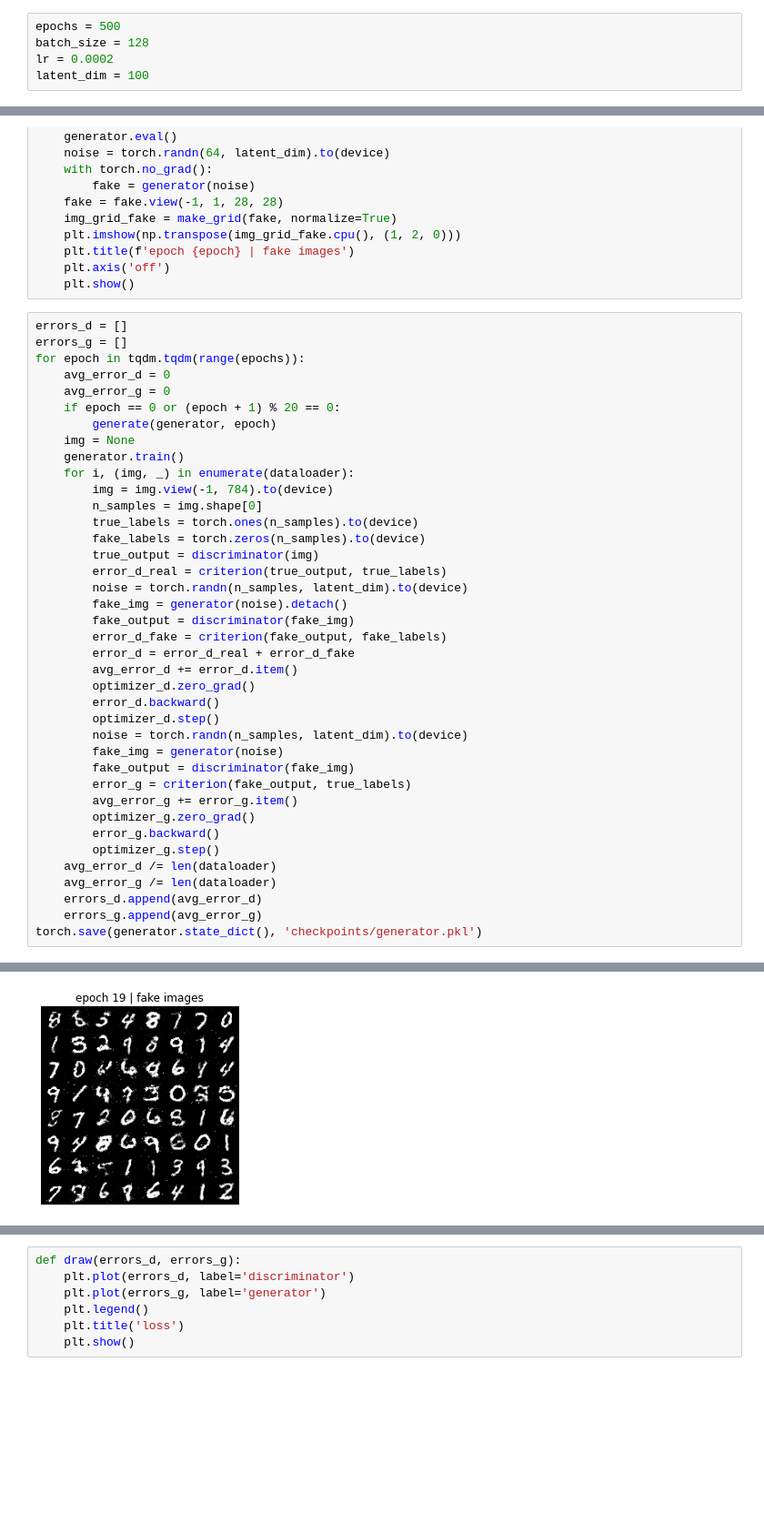
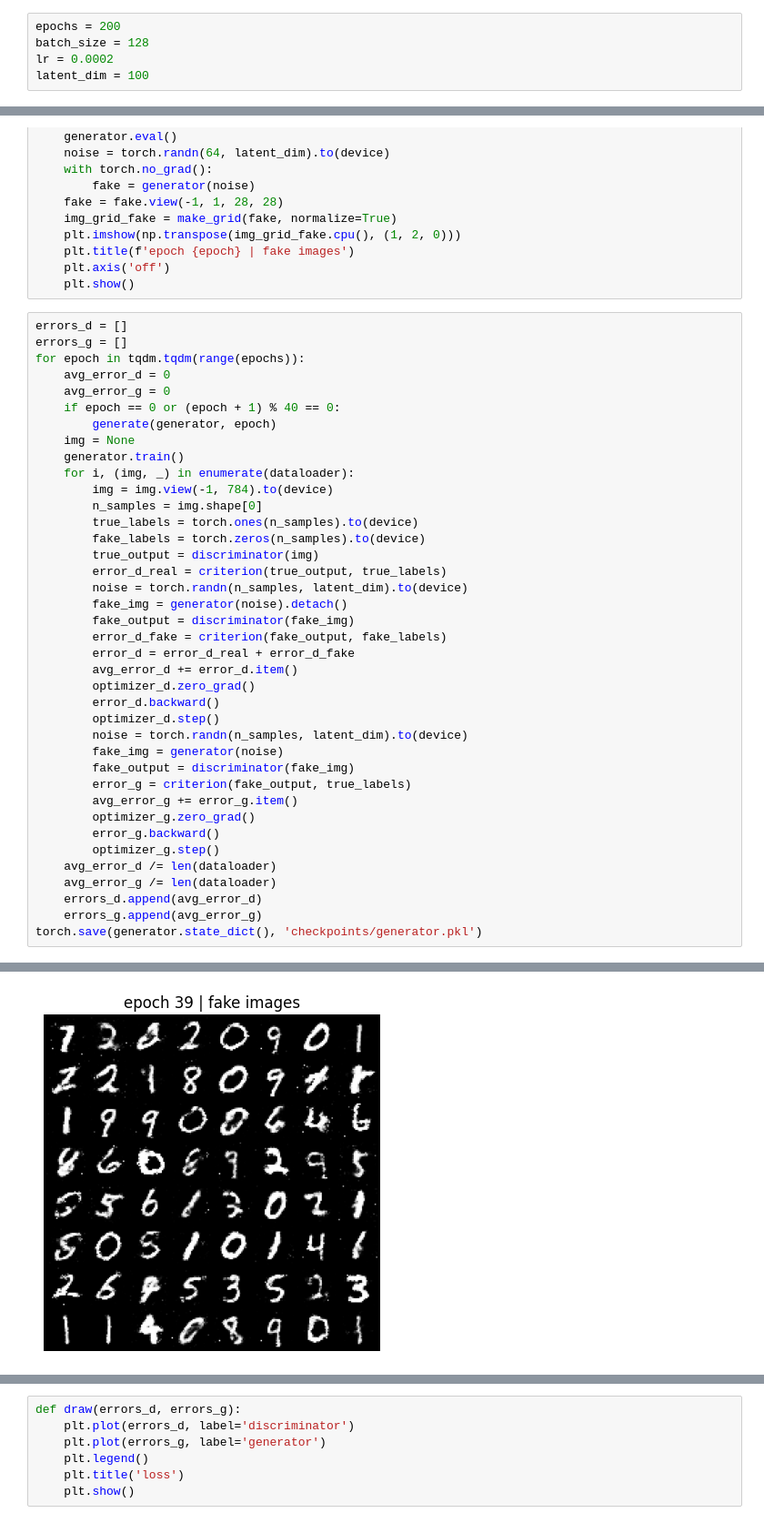
Before and after one commit to SnowCharmQ/2023-Spring-Deep-Learning-Assignment, a Jupyter notebook: Assignment3/part2.ipynb, the cells around one changed output, grey strips where cells are left out. Shown at 91% size. Drawn from its saved outputs; the diff is of its cells as text; blank space fills up the shorter version.

```diff
--- a/Assignment3/part2.ipynb
+++ b/Assignment3/part2.ipynb
@@ -58,7 +56,7 @@ cuda_id = 0
 device_name = "cuda:{}".format(cuda_id) if torch.cuda.is_available() else "cpu"
 device = torch.device(device_name)
 # %%
-epochs = 500
+epochs = 200
 batch_size = 128
 lr = 0.0002
 latent_dim = 100
@@ -130,7 +144,7 @@ errors_g = []
 for epoch in tqdm.tqdm(range(epochs)):
     avg_error_d = 0
     avg_error_g = 0
-    if epoch == 0 or (epoch + 1) % 20 == 0:
+    if epoch == 0 or (epoch + 1) % 40 == 0:
         generate(generator, epoch)
     img = None
     generator.train()
@@ -168 +182 @@ torch.save(generator.state_dict(), 'checkpoints/generator.pkl')
-[figure, old version]
+[figure, new version]
```
Also changed, not shown: parts of 5 cells of this notebook.
